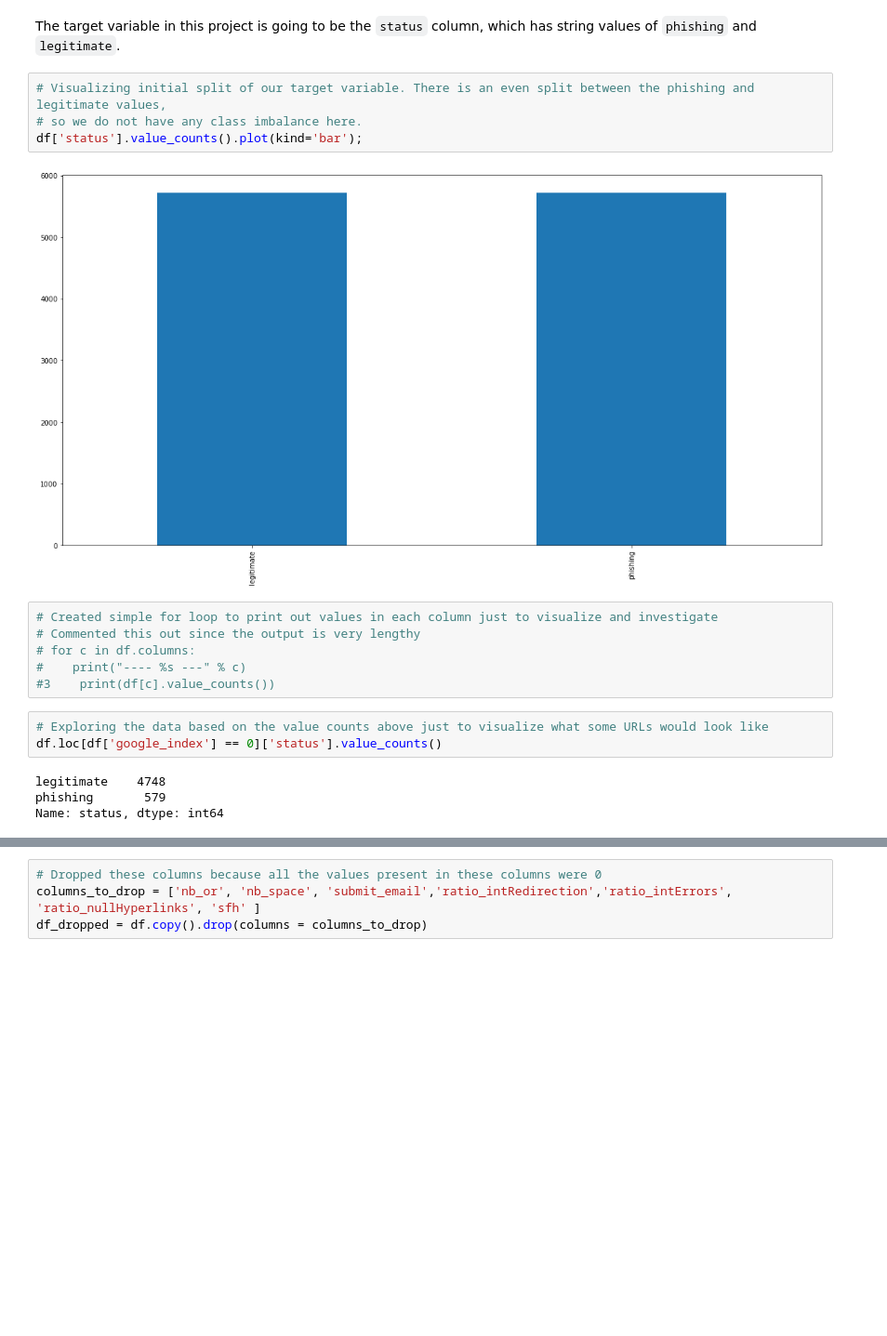
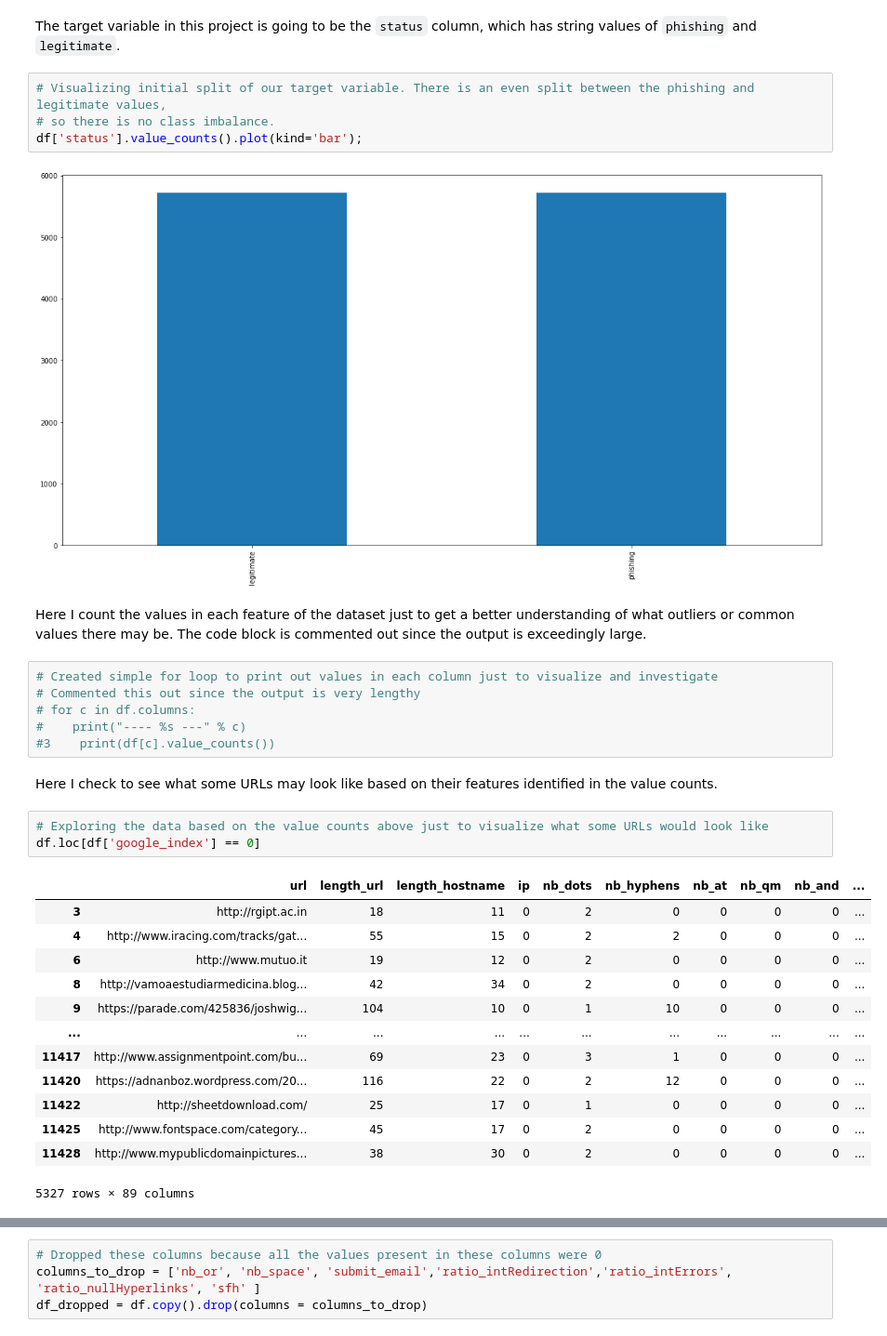
Before and after one commit to petercvuong/Phishing-Detector-Capstone, a Jupyter notebook: Phishing Project Notebook.ipynb, the cells around one changed output, grey strips where cells are left out. Shown at 93% size. Drawn from its saved outputs; the diff is of its cells as text; blank space fills up the shorter version.

```diff
--- a/Phishing Project Notebook.ipynb
+++ b/Phishing Project Notebook.ipynb
@@ -89,20 +112,34 @@ plt.rcParams['figure.figsize'] = (20,10)
 The target variable in this project is going to be the `status` column, which has string values of `phishing` and `legitimate`.
 # %%
 # Visualizing initial split of our target variable. There is an even split between the phishing and legitimate values,
-# so we do not have any class imbalance here.
+# so there is no class imbalance.
 df['status'].value_counts().plot(kind='bar');
 # %% [output]
 [figure]
+# %% [markdown]
+Here I count the values in each feature of the dataset just to get a better understanding of what outliers or common values there may be. The code block is commented out since the output is exceedingly large.
 # %%
 # Created simple for loop to print out values in each column just to visualize and investigate
 # Commented this out since the output is very lengthy
 # for c in df.columns:
 #    print("---- %s ---" % c)
 #3    print(df[c].value_counts())
+# %% [markdown]
+Here I check to see what some URLs may look like based on their features identified in the value counts.
 # %%
 # Exploring the data based on the value counts above just to visualize what some URLs would look like
-df.loc[df['google_index'] == 0]['status'].value_counts()
+df.loc[df['google_index'] == 0]
 # %% [output]
+|  | url | length_url | length_hostname | ip | nb_dots | nb_hyphens | nb_at | nb_qm | nb_and | ... |
+| 3 | http://rgipt.ac.in | 18 | 11 | 0 | 2 | 0 | 0 | 0 | 0 | ... |
+| 4 | http://www.iracing.com/tracks/gat... | 55 | 15 | 0 | 2 | 2 | 0 | 0 | 0 | ... |
+| 6 | http://www.mutuo.it | 19 | 12 | 0 | 2 | 0 | 0 | 0 | 0 | ... |
+| 8 | http://vamoaestudiarmedicina.blog... | 42 | 34 | 0 | 2 | 0 | 0 | 0 | 0 | ... |
+| 9 | https://parade.com/425836/joshwig... | 104 | 10 | 0 | 1 | 10 | 0 | 0 | 0 | ... |
+| ... | ... | ... | ... | ... | ... | ... | ... | ... | ... | ... |
+| 11417 | http://www.assignmentpoint.com/bu... | 69 | 23 | 0 | 3 | 1 | 0 | 0 | 0 | ... |
+| 11420 | https://adnanboz.wordpress.com/20... | 116 | 22 | 0 | 2 | 12 | 0 | 0 | 0 | ... |
+| 11422 | http://sheetdownload.com/ | 25 | 17 | 0 | 1 | 0 | 0 | 0 | 0 | ... |
+| 11425 | http://www.fontspace.com/category... | 45 | 17 | 0 | 2 | 0 | 0 | 0 | 0 | ... |
+| 11428 | http://www.mypublicdomainpictures... | 38 | 30 | 0 | 2 | 0 | 0 | 0 | 0 | ... |
-legitimate    4748
-phishing       579
-Name: status, dtype: int64
+5327 rows × 89 columns
```
Also changed, not shown: parts of 37 cells of this notebook, 1 other file.
